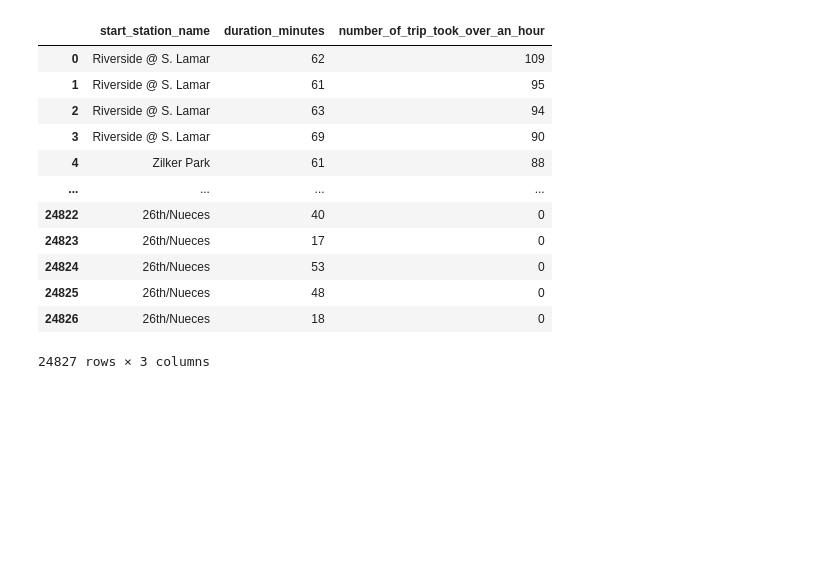
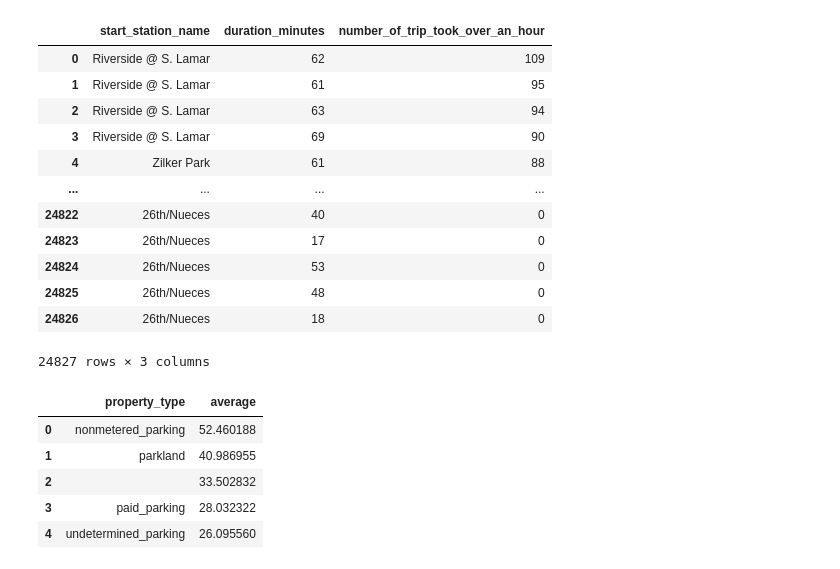
Before and after one commit to almsalahuddin/Data-Processing-and-Visualization, a Jupyter notebook: data_viz_bike_share.ipynb, the cells around one changed output. Drawn from its saved outputs; the diff is of its cells as text; code cells hidden in the pictures; blank space fills up the shorter version.

```diff
--- a/data_viz_bike_share.ipynb
+++ b/data_viz_bike_share.ipynb
@@ -184,3 +184,20 @@ Order BY number_of_trip_took_over_an_hour DESC
 | 24825 | 26th/Nueces | 48 | 0 |
 | 24826 | 26th/Nueces | 18 | 0 |
 24827 rows × 3 columns
+# %%
+%%bigquery --project data-viz-bike-share
+
+select b.property_type,avg(duration_minutes) as average from bigquery-public-data.austin_bikeshare.bikeshare_trips a
+inner join bigquery-public-data.austin_bikeshare.bikeshare_stations b
+on a.start_station_id = b.station_id
+where b.property_type != "sidewalk"
+group by b.property_type
+order by average desc
+limit 100
+# %% [output]
+|  | property_type | average |
+| 0 | nonmetered_parking | 52.460188 |
+| 1 | parkland | 40.986955 |
+| 2 |  | 33.502832 |
+| 3 | paid_parking | 28.032322 |
+| 4 | undetermined_parking | 26.095560 |
```
Also changed, not shown: parts of 2 cells of this notebook.
